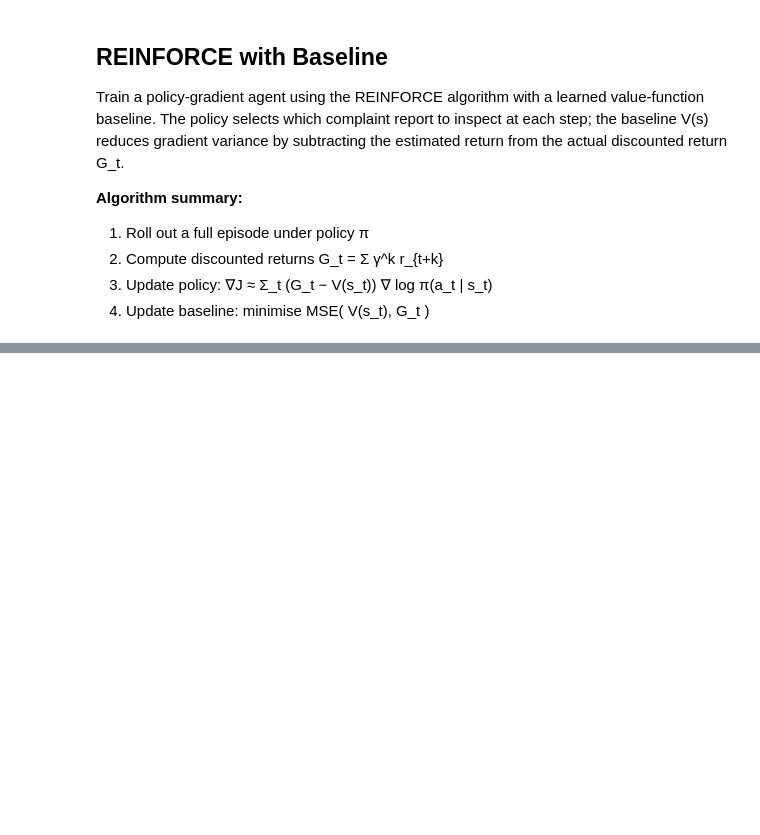
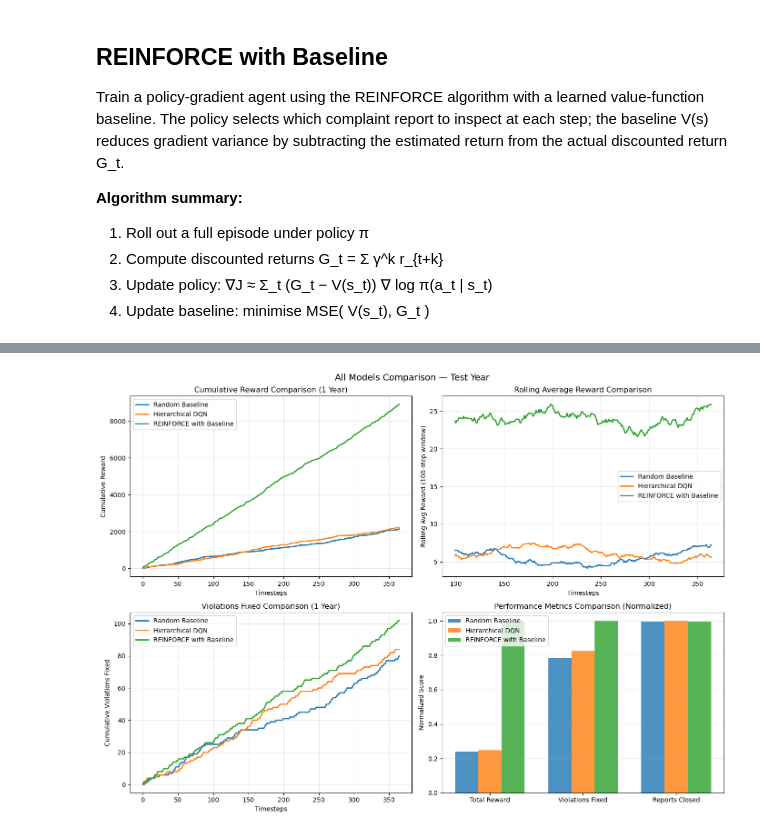
Before and after one commit to zpsheldon/rl-for-housing, a Jupyter notebook: simulation_analysis.ipynb, the cells around one changed output, grey strips where cells are left out. Cells and saved outputs as stored; diff of their text form; code cells hidden in the pictures; blank space fills up the shorter version.

Commit message:
Finish shap and reinforce comparison

```diff
--- a/simulation_analysis.ipynb
+++ b/simulation_analysis.ipynb
@@ -23,7 +23,7 @@ max_active_reports = 600
 history = []
 
 # Check date range in the data
-df_check = pd.read_csv("data/311_preproc.csv")
+df_check = pd.read_csv("data/311_fullproc.csv")
 df_check['Created Date'] = pd.to_datetime(df_check['Created Date'])
 min_date = df_check['Created Date'].min()
 max_date = df_check['Created Date'].max()
@@ -626,4 +634,43 @@ print(f"Saved results/eval_reinforce.csv  ({n} steps)")
 # %%
+# Reload all three model results from CSVs (works even if training cells weren't re-run)
+saved_results = load_model_results("results")
+
+def _extract(results, key):
+    r = results[key]
+    return {
+        "rewards":        r["rewards"],
+        "violations":     r["violations"],
+        "reports_closed": r["reports_closed"],
+        "total_reward":   r["cumulative_rewards"][-1],
+        "total_violations": r["cumulative_violations"][-1],
+        "total_closed":   r["cumulative_reports_closed"][-1],
+    }
+
+b = _extract(saved_results, "random")
+d = _extract(saved_results, "dqn")
+rf = _extract(saved_results, "reinforce")
+
+baseline_rewards         = b["rewards"]
+baseline_violations      = b["violations"]
+baseline_reports_closed  = b["reports_closed"]
+baseline_total_reward    = b["total_reward"]
+baseline_total_violations = b["total_violations"]
+baseline_total_closed    = b["total_closed"]
+
+dqn_rewards              = d["rewards"]
+dqn_violations           = d["violations"]
+dqn_reports_closed       = d["reports_closed"]
+dqn_total_reward         = d["total_reward"]
+dqn_total_violations     = d["total_violations"]
+dqn_total_closed         = d["total_closed"]
+
+reinforce_rewards        = rf["rewards"]
+reinforce_violations     = rf["violations"]
+reinforce_reports_closed = rf["reports_closed"]
+reinforce_total_reward   = rf["total_reward"]
+reinforce_total_violations = rf["total_violations"]
+reinforce_total_closed   = rf["total_closed"]
+
 # All-models comparison summary
 print("\n" + "="*65)
 print("COMPARISON: RANDOM BASELINE vs. DQN vs. REINFORCE (1 Year)")
@@ -634,28 +681,24 @@ comparison_data_all = {
         'Total Reward',
         'Total Violations Fixed',
         'Total Reports Closed',
-        'Final Open Reports',
         'Avg Reward per Timestep'
     ],
     'Random Baseline': [
         f"{baseline_total_reward:.2f}",
         f"{baseline_total_violations}",
         f"{baseline_total_closed}",
-        f"{baseline_open_reports}",
         f"{np.mean(baseline_rewards):.4f}"
     ],
     'Hierarchical DQN': [
         f"{dqn_total_reward:.2f}",
         f"{dqn_total_violations}",
         f"{dqn_total_closed}",
-        f"{dqn_open_reports}",
         f"{np.mean(dqn_rewards):.4f}"
     ],
     'REINFORCE': [
         f"{reinforce_total_reward:.2f}",
         f"{reinforce_total_violations}",
         f"{reinforce_total_closed}",
-        f"{reinforce_open_reports}",
         f"{np.mean(reinforce_rewards):.4f}"
     ]
 }
@@ -664,12 +707,12 @@ comparison_all_df = pd.DataFrame(comparison_data_all)
 print(comparison_all_df.to_string(index=False))
 
 # Improvement percentages over random baseline
-dqn_reward_pct  = (dqn_total_reward        - baseline_total_reward)     / abs(baseline_total_reward)         * 100
-dqn_viol_pct    = (dqn_total_violations     - baseline_total_violations)  / max(baseline_total_violations, 1)  * 100
-dqn_closed_pct  = (dqn_total_closed         - baseline_total_closed)      / max(baseline_total_closed, 1)      * 100
-rf_reward_pct   = (reinforce_total_reward   - baseline_total_reward)      / abs(baseline_total_reward)         * 100
-rf_viol_pct     = (reinforce_total_violations - baseline_total_violations) / max(baseline_total_violations, 1)  * 100
-rf_closed_pct   = (reinforce_total_closed   - baseline_total_closed)      / max(baseline_total_closed, 1)      * 100
+dqn_reward_pct  = (dqn_total_reward          - baseline_total_reward)      / abs(baseline_total_reward)         * 100
+dqn_viol_pct    = (dqn_total_violations       - baseline_total_violations)  / max(baseline_total_violations, 1)  * 100
+dqn_closed_pct  = (dqn_total_closed           - baseline_total_closed)      / max(baseline_total_closed, 1)      * 100
+rf_reward_pct   = (reinforce_total_reward     - baseline_total_reward)      / abs(baseline_total_reward)         * 100
+rf_viol_pct     = (reinforce_total_violations - baseline_total_violations)  / max(baseline_total_violations, 1)  * 100
+rf_closed_pct   = (reinforce_total_closed     - baseline_total_closed)      / max(baseline_total_closed, 1)      * 100
 
 print(f"\nImprovements over Random Baseline:")
 print(f"  DQN       — Reward: {dqn_reward_pct:+.1f}%  |  Violations: {dqn_viol_pct:+.1f}%  |  Reports Closed: {dqn_closed_pct:+.1f}%")
@@ -677,13 +720,13 @@ print(f"  REINFORCE — Reward: {rf_reward_pct:+.1f}%  |  Violations: {rf_viol_p
 
 # ── Combined 4-panel visualization ────────────────────────────────────────────
 fig, axes = plt.subplots(2, 2, figsize=(14, 10))
-fig.suptitle(f"All Models Comparison — Test Year ({str(test_start)})", fontsize=14)
+fig.suptitle(f"All Models Comparison — Test Year", fontsize=14)
 
 # Panel 1: Cumulative Rewards
 ax = axes[0, 0]
-ax.plot(np.cumsum(baseline_rewards),    label='Random Baseline',        linewidth=2)
-ax.plot(np.cumsum(dqn_rewards),         label='Hierarchical DQN',       linewidth=2)
-ax.plot(np.cumsum(reinforce_rewards),   label='REINFORCE with Baseline', linewidth=2)
+ax.plot(np.cumsum(baseline_rewards),  label='Random Baseline',        linewidth=2)
+ax.plot(np.cumsum(dqn_rewards),       label='Hierarchical DQN',       linewidth=2)
+ax.plot(np.cumsum(reinforce_rewards), label='REINFORCE with Baseline', linewidth=2)
 ax.set_xlabel('Timesteps')
 ax.set_ylabel('Cumulative Reward')
 ax.set_title('Cumulative Reward Comparison (1 Year)')
@@ -693,9 +736,9 @@ ax.grid(True, alpha=0.3)
 # Panel 2: Rolling Average Reward (100-step window)
 ax = axes[0, 1]
 window = 100
-ax.plot(pd.Series(baseline_rewards).rolling(window=window).mean(),    label='Random Baseline',        linewidth=2)
-ax.plot(pd.Series(dqn_rewards).rolling(window=window).mean(),         label='Hierarchical DQN',       linewidth=2)
-ax.plot(pd.Series(reinforce_rewards).rolling(window=window).mean(),   label='REINFORCE with Baseline', linewidth=2)
+ax.plot(pd.Series(baseline_rewards).rolling(window=window).mean(),  label='Random Baseline',        linewidth=2)
+ax.plot(pd.Series(dqn_rewards).rolling(window=window).mean(),       label='Hierarchical DQN',       linewidth=2)
+ax.plot(pd.Series(reinforce_rewards).rolling(window=window).mean(), label='REINFORCE with Baseline', linewidth=2)
 ax.set_xlabel('Timesteps')
 ax.set_ylabel(f'Rolling Avg Reward ({window}-step window)')
 ax.set_title('Rolling Average Reward Comparison')
@@ -704,9 +747,9 @@ ax.grid(True, alpha=0.3)
 
 # Panel 3: Cumulative Violations Fixed
 ax = axes[1, 0]
-ax.plot(np.cumsum(baseline_violations),    label='Random Baseline',        linewidth=2)
-ax.plot(np.cumsum(dqn_violations),         label='Hierarchical DQN',       linewidth=2)
-ax.plot(np.cumsum(reinforce_violations),   label='REINFORCE with Baseline', linewidth=2)
+ax.plot(np.cumsum(baseline_violations),  label='Random Baseline',        linewidth=2)
+ax.plot(np.cumsum(dqn_violations),       label='Hierarchical DQN',       linewidth=2)
+ax.plot(np.cumsum(reinforce_violations), label='REINFORCE with Baseline', linewidth=2)
 ax.set_xlabel('Timesteps')
 ax.set_ylabel('Cumulative Violations Fixed')
 ax.set_title('Violations Fixed Comparison (1 Year)')
@@ -716,18 +759,18 @@ ax.grid(True, alpha=0.3)
 # Panel 4: Normalized bar chart (3 models × 3 metrics)
 ax = axes[1, 1]
 metrics = ['Total Reward', 'Violations Fixed', 'Reports Closed']
-b_vals  = [baseline_total_reward,    baseline_total_violations,    baseline_total_closed]
-d_vals  = [dqn_total_reward,         dqn_total_violations,         dqn_total_closed]
-r_vals  = [reinforce_total_reward,   reinforce_total_violations,   reinforce_total_closed]
+b_vals  = [baseline_total_reward,  baseline_total_violations,  baseline_total_closed]
+d_vals  = [dqn_total_reward,       dqn_total_violations,       dqn_total_closed]
+r_vals  = [reinforce_total_reward, reinforce_total_violations, reinforce_total_closed]
 norms   = [max(b_vals[i], d_vals[i], r_vals[i]) or 1 for i in range(3)]
 b_norm  = [b_vals[i] / norms[i] for i in range(3)]
 d_norm  = [d_vals[i] / norms[i] for i in range(3)]
 r_norm  = [r_vals[i] / norms[i] for i in range(3)]
 
 x, w = np.arange(3), 0.25
-ax.bar(x - w,   b_norm, w, label='Random Baseline',        alpha=0.8)
-ax.bar(x,       d_norm, w, label='Hierarchical DQN',       alpha=0.8)
-ax.bar(x + w,   r_norm, w, label='REINFORCE with Baseline', alpha=0.8)
+ax.bar(x - w, b_norm, w, label='Random Baseline',        alpha=0.8)
+ax.bar(x,     d_norm, w, label='Hierarchical DQN',       alpha=0.8)
+ax.bar(x + w, r_norm, w, label='REINFORCE with Baseline', alpha=0.8)
 ax.set_ylabel('Normalized Score')
 ax.set_title('Performance Metrics Comparison (Normalized)')
 ax.set_xticks(x)
@@ -739,3 +782,4 @@ plt.tight_layout()
 plt.savefig("model-comparison.png", dpi=150, bbox_inches="tight")
 plt.show()
 print("Plot saved to model-comparison.png")
+# %% [output]
@@ -741,0 +802 @@ print("Plot saved to model-comparison.png")
+[figure, added]
```
Also changed, not shown: parts of 4 cells of this notebook, 2 other files.
